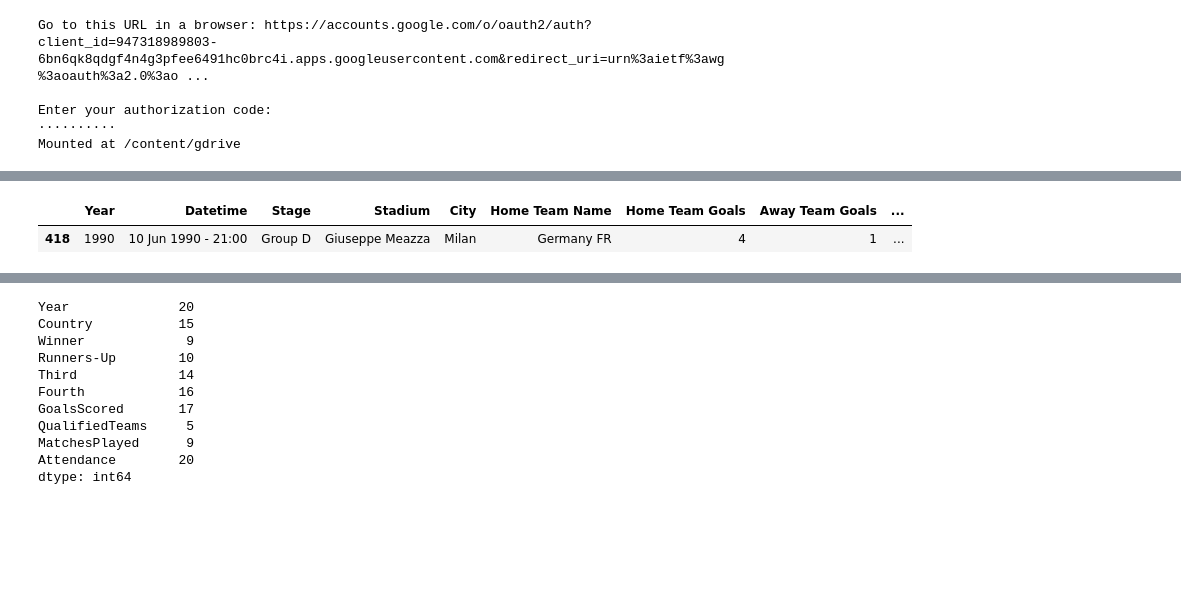
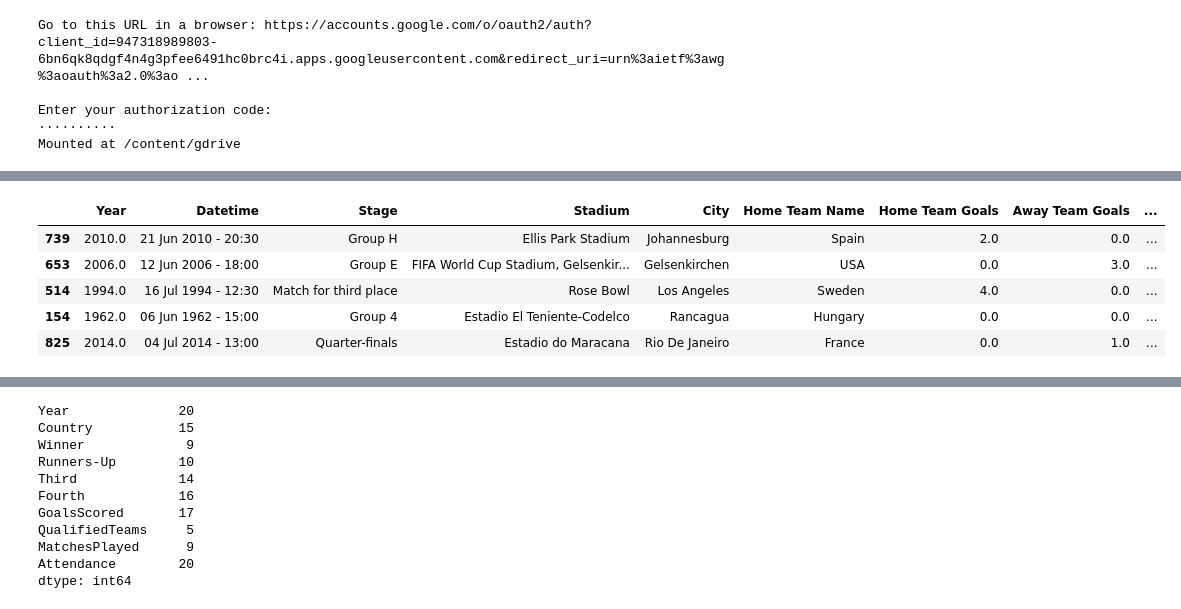
Before and after one commit to natuan310/w3-Data-Analysis-WorldCup-Dataset, a Jupyter notebook: Tee.ipynb, the cells around one changed output, grey strips where cells are left out. Cells and saved outputs as stored; diff of their text form; code cells hidden in the pictures; blank space fills up the shorter version.

```diff
--- a/Tee.ipynb
+++ b/Tee.ipynb
@@ -37,5 +106,9 @@ wc.sample(1)
 # %%
-mch.sample(1)
+mch.sample(5)
 # %% [output]
 |  | Year | Datetime | Stage | Stadium | City | Home Team Name | Home Team Goals | Away Team Goals | ... |
-| 418 | 1990 | 10 Jun 1990 - 21:00 | Group D | Giuseppe Meazza | Milan | Germany FR | 4 | 1 | ... |
+| 739 | 2010.0 | 21 Jun 2010 - 20:30 | Group H | Ellis Park Stadium | Johannesburg | Spain | 2.0 | 0.0 | ... |
+| 653 | 2006.0 | 12 Jun 2006 - 18:00 | Group E | FIFA World Cup Stadium, Gelsenkir... | Gelsenkirchen | USA | 0.0 | 3.0 | ... |
+| 514 | 1994.0 | 16 Jul 1994 - 12:30 | Match for third place | Rose Bowl | Los Angeles | Sweden | 4.0 | 0.0 | ... |
+| 154 | 1962.0 | 06 Jun 1962 - 15:00 | Group 4 | Estadio El Teniente-Codelco | Rancagua | Hungary | 0.0 | 0.0 | ... |
+| 825 | 2014.0 | 04 Jul 2014 - 13:00 | Quarter-finals | Estadio do Maracana | Rio De Janeiro | France | 0.0 | 1.0 | ... |
```
Also changed, not shown: parts of 23 cells of this notebook.
